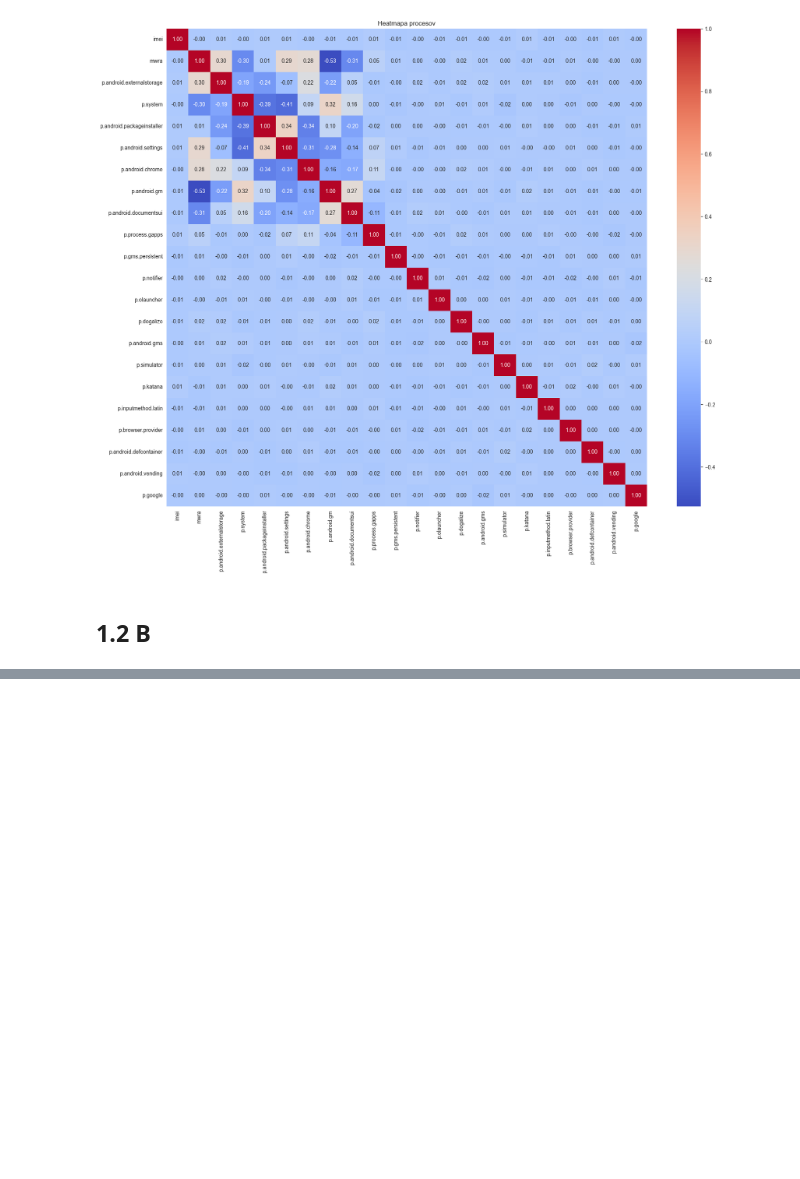
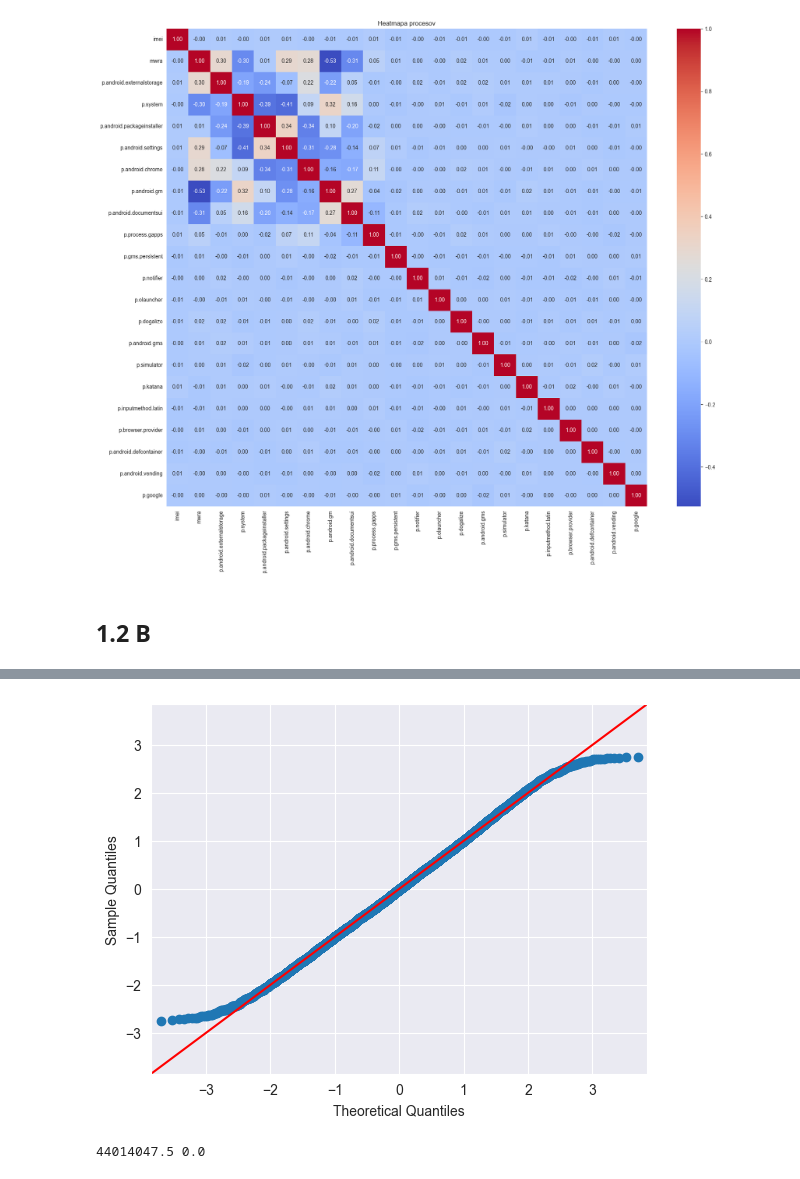
Before and after one commit to xtancos/IAU_project, a Jupyter notebook: EDA_1_1.ipynb, the cells around one changed output, grey strips where cells are left out. Cells and saved outputs as stored; diff of their text form; code cells hidden in the pictures; blank space fills up the shorter version.

```diff
--- a/EDA_1_1.ipynb
+++ b/EDA_1_1.ipynb
@@ -398,0 +605,10 @@ def remove_duplicates(df):
+# %%
+_ = sm.ProbPlot(katana1, fit=True).qqplot(line='45')
+# %% [output]
+[figure, added]
+# %%
+stat, pstat = stats.mannwhitneyu(katana0, katana1)
+
+print(stat, pstat)
+# %% [output]
+44014047.5 0.0
```
Also changed, not shown: parts of 19 cells of this notebook.
